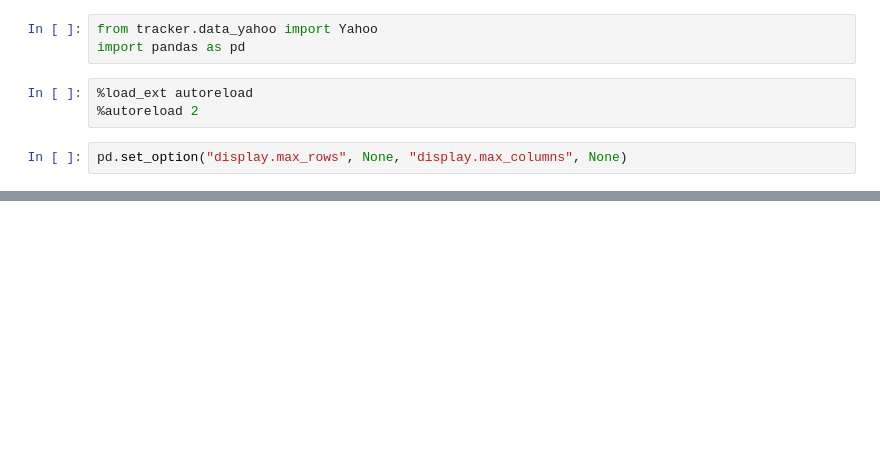
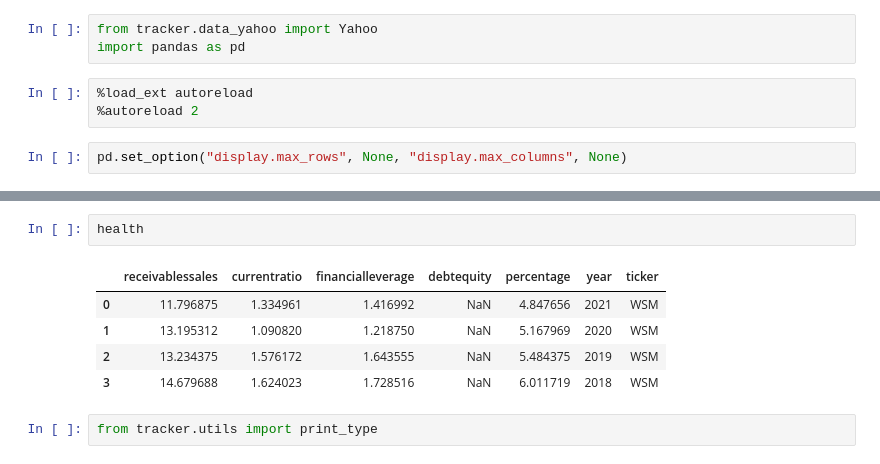
Before and after one commit to Michiel-DK/tracker, a Jupyter notebook: notebooks/try2.ipynb, the cells around one changed output, grey strips where cells are left out. Saved outputs shown, nothing was run; the diff lists cells and outputs as text; blank space fills up the shorter version.

```diff
--- a/notebooks/try2.ipynb
+++ b/notebooks/try2.ipynb
@@ -33 +33,11 @@ adbe.get_preprocess()
+# %%
+health
+# %% [output]
+|  | receivablessales | currentratio | financialleverage | debtequity | percentage | year | ticker |
+| 0 | 11.796875 | 1.334961 | 1.416992 | NaN | 4.847656 | 2021 | WSM |
+| 1 | 13.195312 | 1.090820 | 1.218750 | NaN | 5.167969 | 2020 | WSM |
+| 2 | 13.234375 | 1.576172 | 1.643555 | NaN | 5.484375 | 2019 | WSM |
+| 3 | 14.679688 | 1.624023 | 1.728516 | NaN | 6.011719 | 2018 | WSM |
+# %%
+from tracker.utils import print_type
 # %%
```
Also changed, not shown: parts of 15 cells of this notebook, 9 other files.
